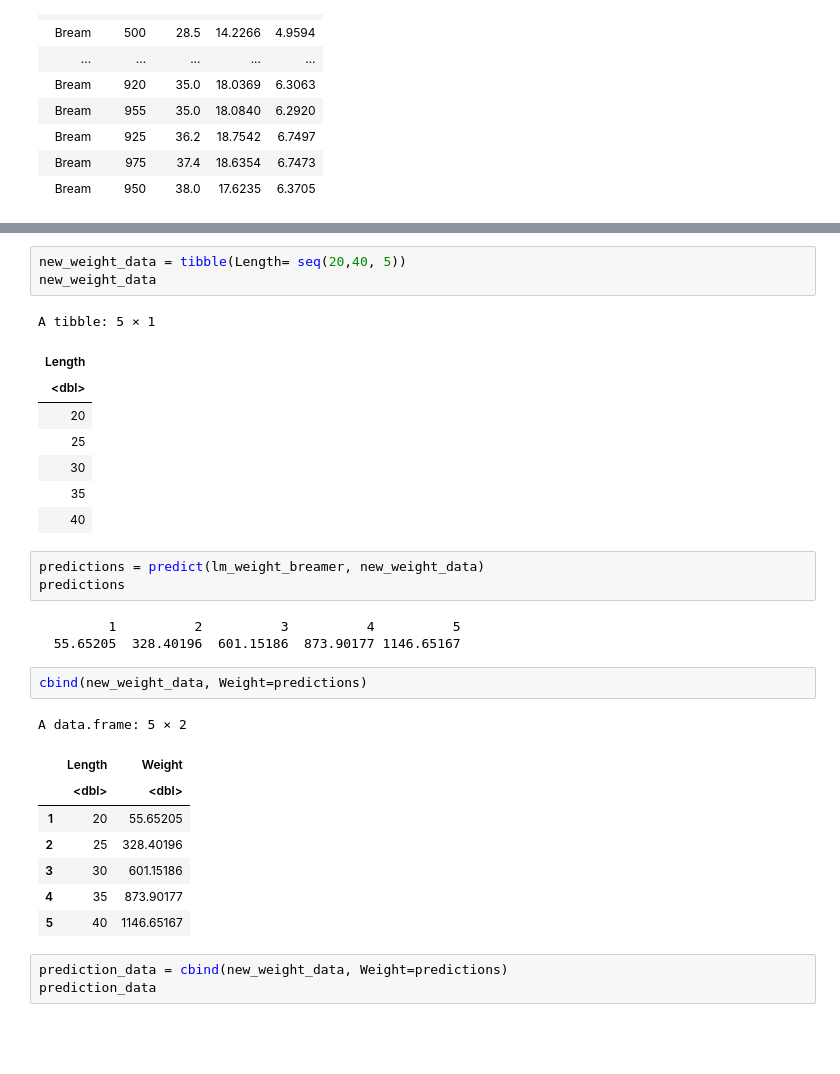
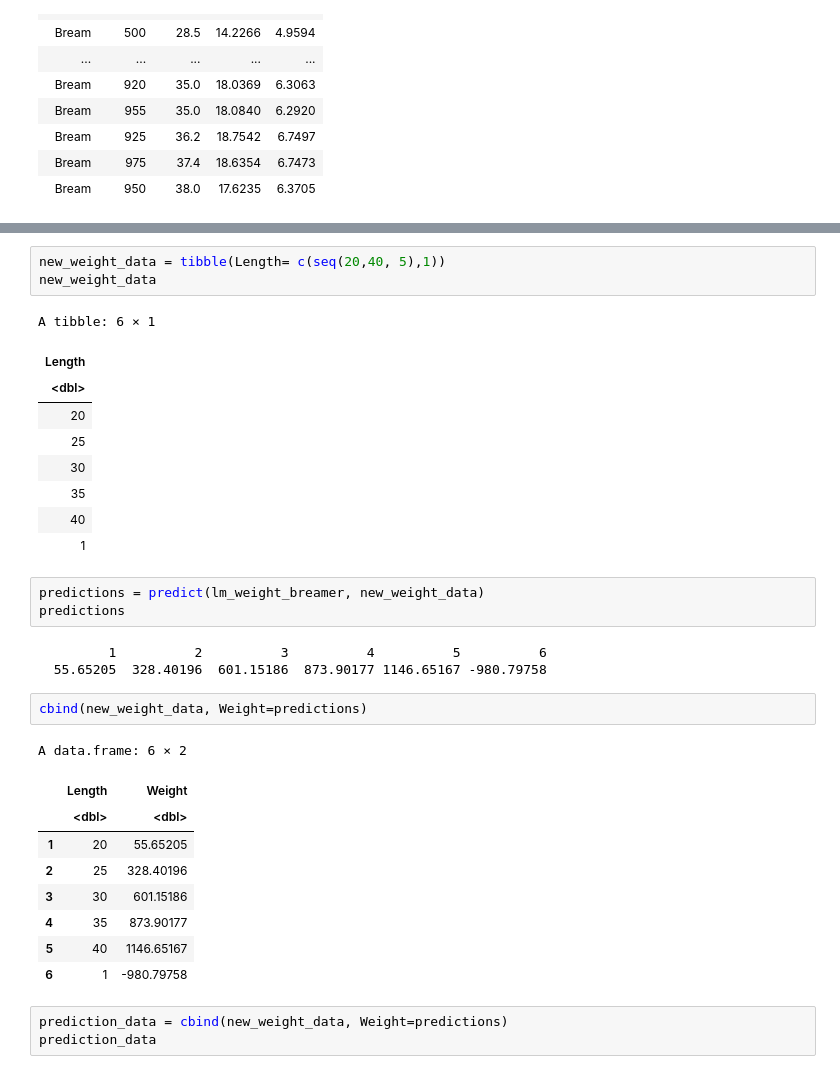
Before and after one commit to mahdi-b/MBIO612-F2021, a Jupyter notebook: week_9/Linear_Regression_Part_2.ipynb, the cells around one changed output, grey strips where cells are left out. Saved outputs shown, nothing was run; the diff lists cells and outputs as text; blank space fills up the shorter version.

```diff
--- a/week_9/Linear_Regression_Part_2.ipynb
+++ b/week_9/Linear_Regression_Part_2.ipynb
@@ -109,25 +117,26 @@ ggplot(Bream_weight, aes(x=Length, y=Weight))+
 # %%
-new_weight_data = tibble(Length= seq(20,40, 5))
+new_weight_data = tibble(Length= c(seq(20,40, 5),1))
 new_weight_data
 # %% [output]
-A tibble: 5 × 1
+A tibble: 6 × 1
 | Length |
 | <dbl> |
 | 20 |
 | 25 |
 | 30 |
 | 35 |
 | 40 |
+| 1 |
 # %%
 predictions = predict(lm_weight_breamer, new_weight_data)
 predictions
 # %% [output]
-         1          2          3          4          5
-  55.65205  328.40196  601.15186  873.90177 1146.65167
+         1          2          3          4          5          6
+  55.65205  328.40196  601.15186  873.90177 1146.65167 -980.79758
 # %%
 cbind(new_weight_data, Weight=predictions)
 # %% [output]
-A data.frame: 5 × 2
+A data.frame: 6 × 2
 |  | Length | Weight |
 |  | <dbl> | <dbl> |
 | 1 | 20 | 55.65205 |
@@ -135,6 +144,7 @@ A data.frame: 5 × 2
 | 3 | 30 | 601.15186 |
 | 4 | 35 | 873.90177 |
 | 5 | 40 | 1146.65167 |
+| 6 | 1 | -980.79758 |
 # %%
 prediction_data = cbind(new_weight_data, Weight=predictions)
 prediction_data
```
Also changed, not shown: parts of 52 cells of this notebook, 2 other files.
